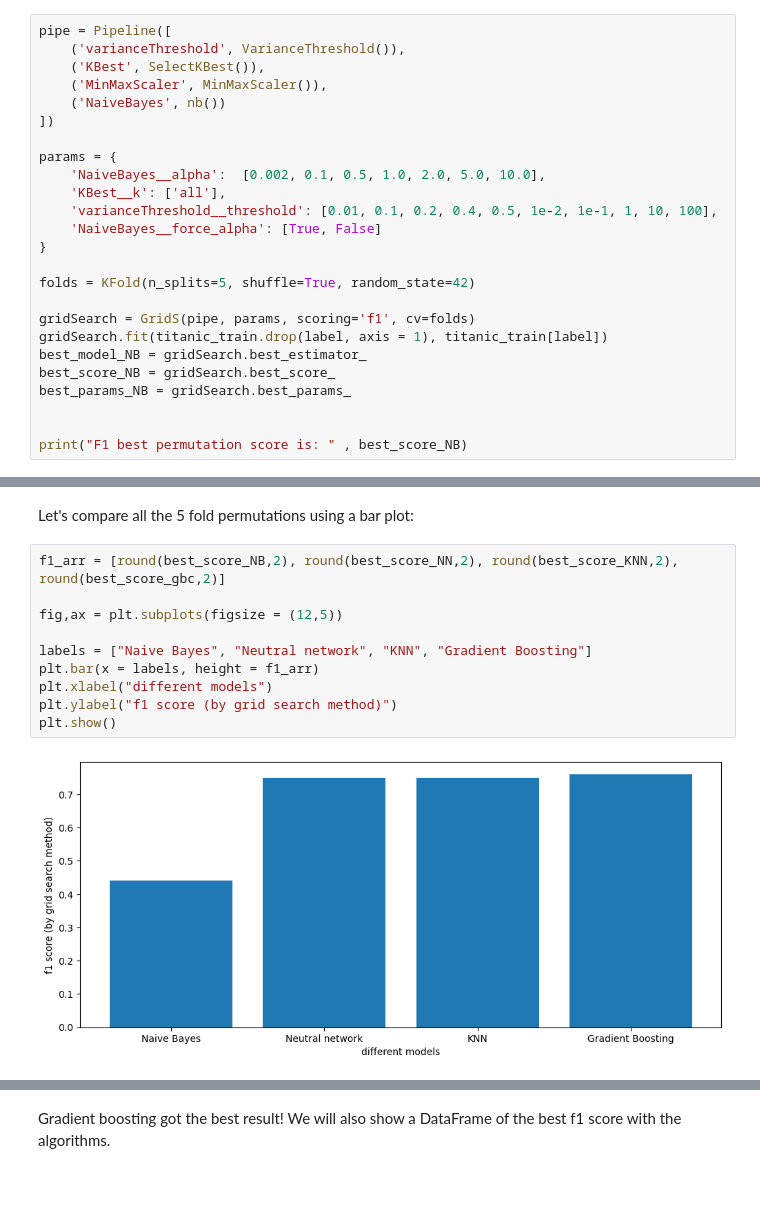
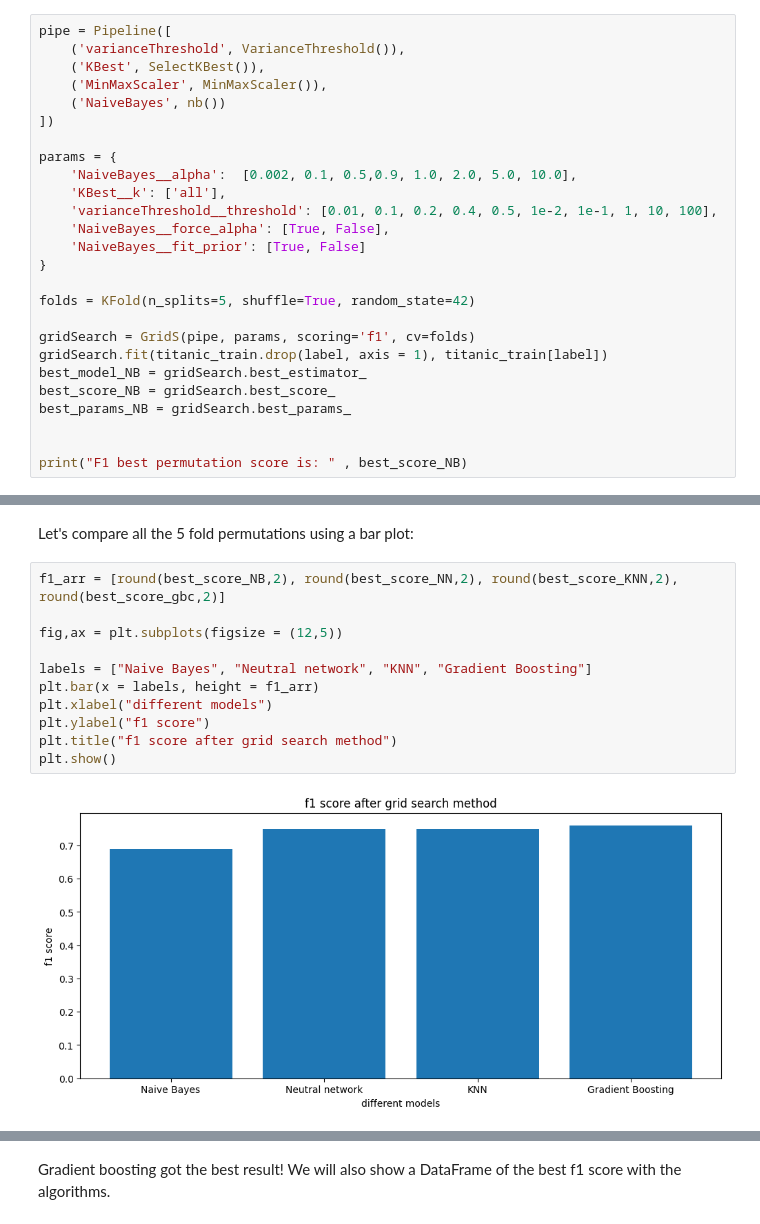
Before and after one commit to rroyd/supervised-learning-flow, a Jupyter notebook: Assignment2_supervised_learning_flow.ipynb, the cells around one changed output, grey strips where cells are left out. Saved outputs shown, nothing was run; the diff lists cells and outputs as text; blank space fills up the shorter version.

```diff
--- a/Assignment2_supervised_learning_flow.ipynb
+++ b/Assignment2_supervised_learning_flow.ipynb
@@ -329,10 +310,11 @@ pipe = Pipeline([
 ])
 
 params = {
-    'NaiveBayes__alpha':  [0.002, 0.1, 0.5, 1.0, 2.0, 5.0, 10.0],
+    'NaiveBayes__alpha':  [0.002, 0.1, 0.5,0.9, 1.0, 2.0, 5.0, 10.0],
     'KBest__k': ['all'],
     'varianceThreshold__threshold': [0.01, 0.1, 0.2, 0.4, 0.5, 1e-2, 1e-1, 1, 10, 100],
-    'NaiveBayes__force_alpha': [True, False]
+    'NaiveBayes__force_alpha': [True, False],
+    'NaiveBayes__fit_prior': [True, False]
 }
 
 folds = KFold(n_splits=5, shuffle=True, random_state=42)
@@ -411,12 +401,13 @@ Let's compare all the 5 fold permutations using a bar plot:
 # %%
 f1_arr = [round(best_score_NB,2), round(best_score_NN,2), round(best_score_KNN,2), round(best_score_gbc,2)]
 
 fig,ax = plt.subplots(figsize = (12,5))
 
 labels = ["Naive Bayes", "Neutral network", "KNN", "Gradient Boosting"]
 plt.bar(x = labels, height = f1_arr)
 plt.xlabel("different models")
-plt.ylabel("f1 score (by grid search method)")
+plt.ylabel("f1 score")
+plt.title("f1 score after grid search method")
 plt.show()
 # %% [output]
-[figure, old version]
+[figure, new version]
```
Also changed, not shown: parts of 26 cells of this notebook.
